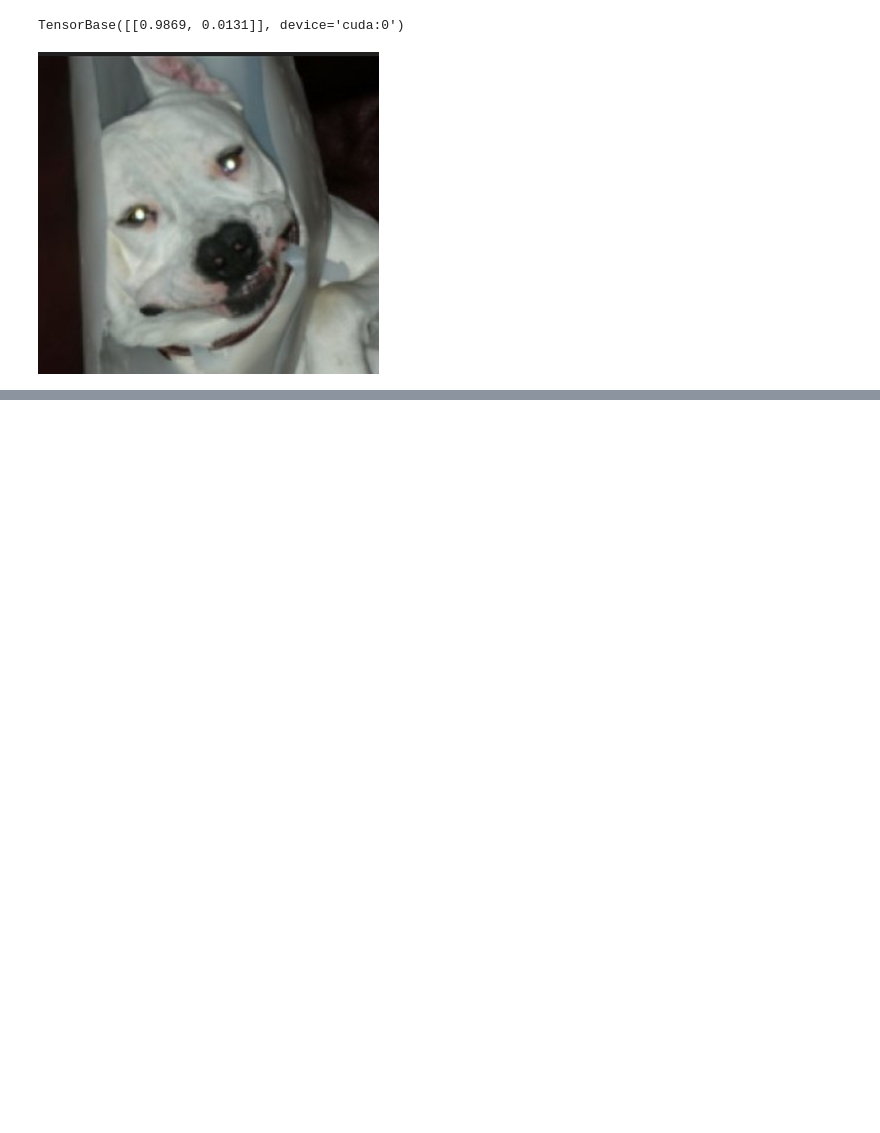
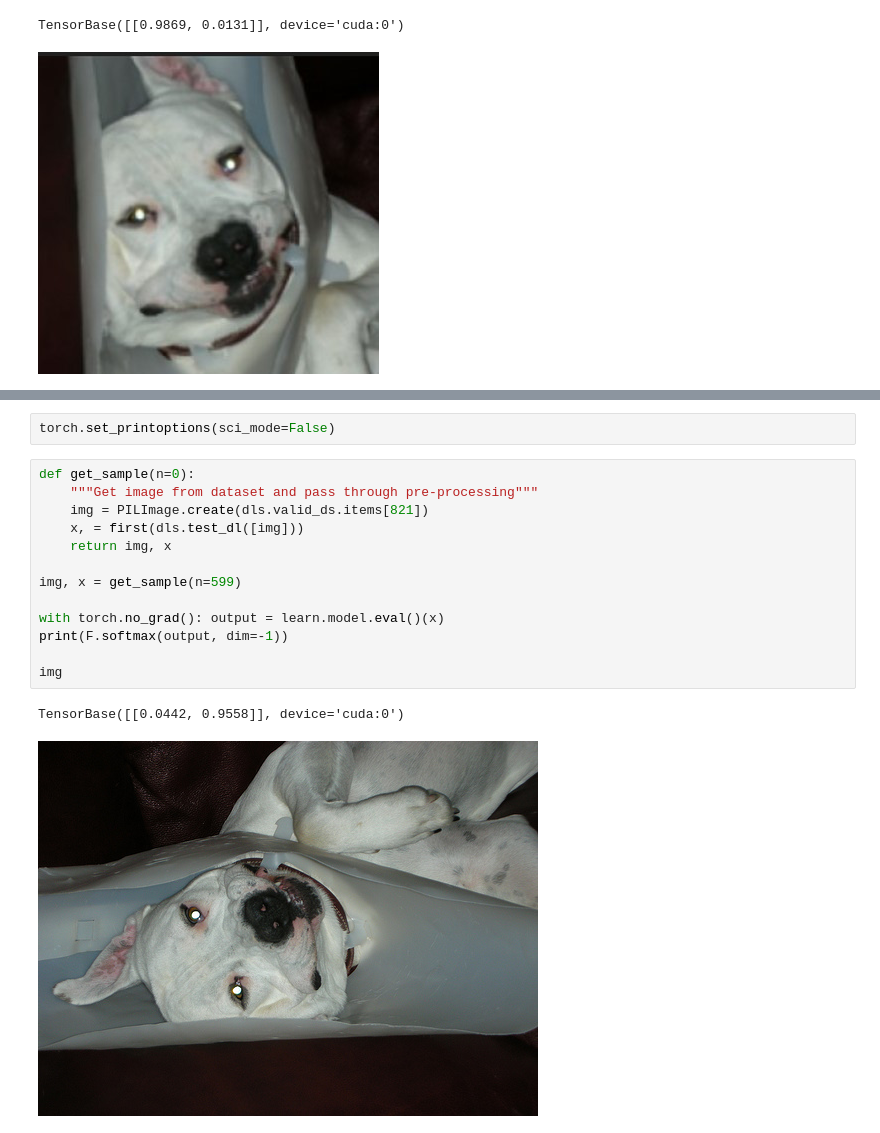
Before and after one commit to lukexyz/crystal-ball, a Jupyter notebook: nbs/02_controller.ipynb, the cells around one changed output, grey strips where cells are left out. Cells and saved outputs as stored; diff of their text form; blank space fills up the shorter version.

Commit message:
add validation set sample explorer

```diff
--- a/nbs/02_controller.ipynb
+++ b/nbs/02_controller.ipynb
@@ -114,0 +129,18 @@ TensorBase([[0.9869, 0.0131]], device='cuda:0')
+# %%
+torch.set_printoptions(sci_mode=False)
+# %%
+def get_sample(n=0):
+    """Get image from dataset and pass through pre-processing"""
+    img = PILImage.create(dls.valid_ds.items[821])
+    x, = first(dls.test_dl([img]))
+    return img, x
+
+img, x = get_sample(n=599)
+
+with torch.no_grad(): output = learn.model.eval()(x)
+print(F.softmax(output, dim=-1))
+
+img
+# %% [output]
+TensorBase([[0.0442, 0.9558]], device='cuda:0')
+[figure, added]
```
Also changed, not shown: parts of 2 cells of this notebook.
